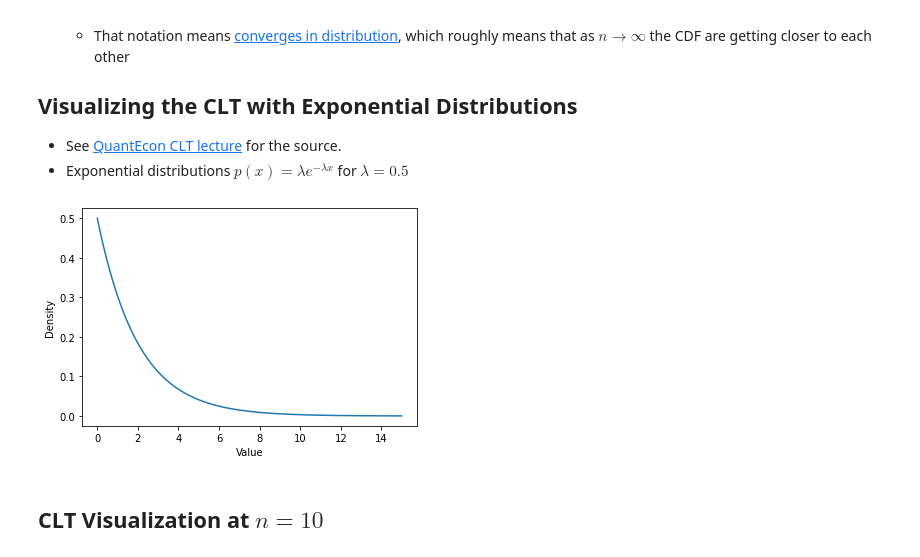
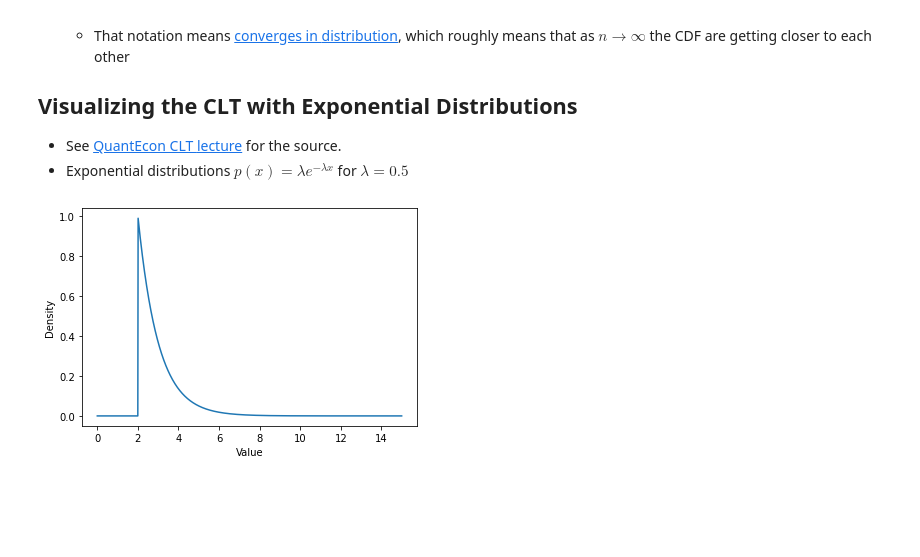
Before and after one commit to ubcecon/ECON526, a Jupyter notebook: lectures/probability.ipynb, the cells around one changed output. Cells and saved outputs as stored; diff of their text form; code cells hidden in the pictures; blank space fills up the shorter version.

```diff
--- a/lectures/probability.ipynb
+++ b/lectures/probability.ipynb
@@ -468,13 +474,13 @@ plt.show()
 -   Exponential distributions $p(x) = \lambda e^{-\lambda x}$ for
     $\lambda = 0.5$
 # %%
-x = np.linspace(0, 15, 1000)
-y = scipy.stats.expon.pdf(x, scale=1/0.5)
+distribution = scipy.stats.expon(1/0.5)
+mu, s = distribution.mean(), distribution.std()
+x = np.linspace(0, 15.0, 1000)
+y = distribution.pdf(x)
 plt.plot(x, y)
 plt.xlabel('Value')
 plt.ylabel('Density')
 plt.show()
 # %% [output]
-[figure, old version]
+[figure, new version]
-# %% [markdown]
-## CLT Visualization at $n=10$
```
Also changed, not shown: parts of 19 cells of this notebook, 1 other file.
